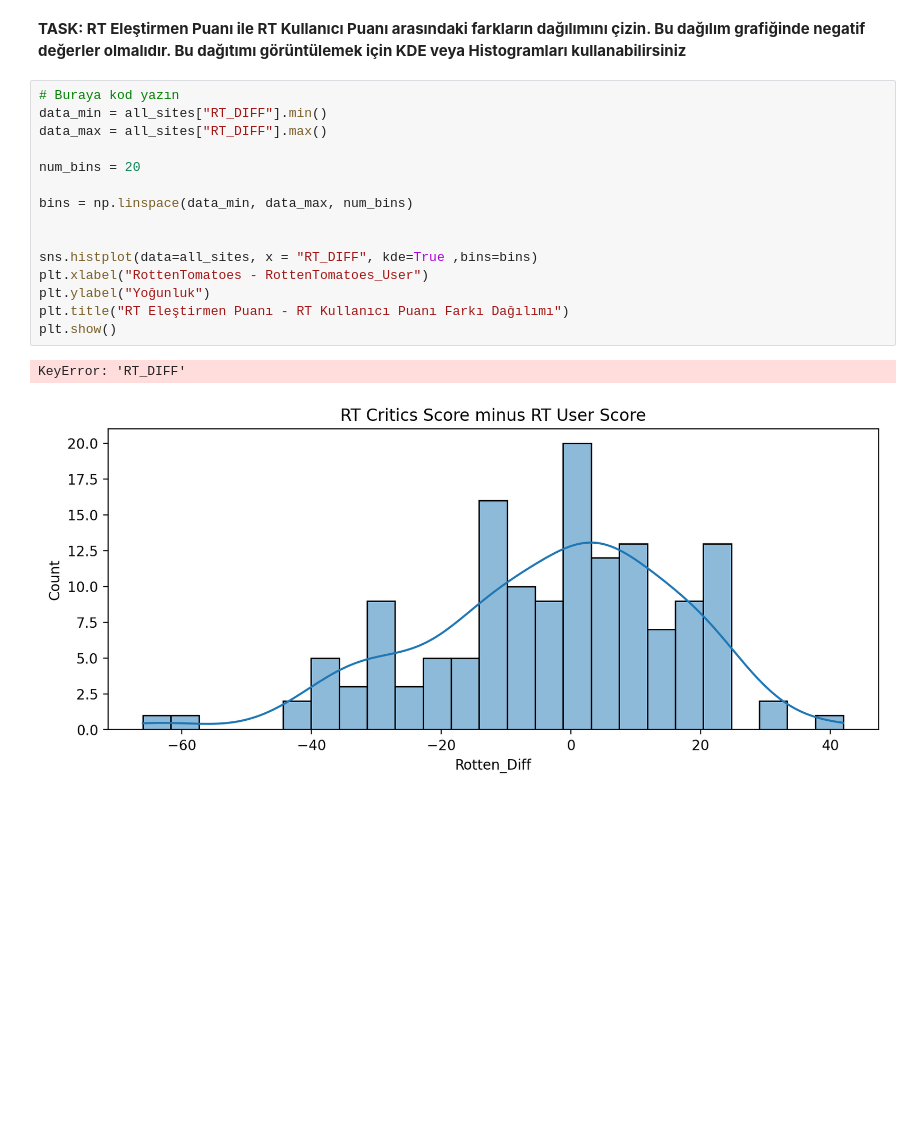
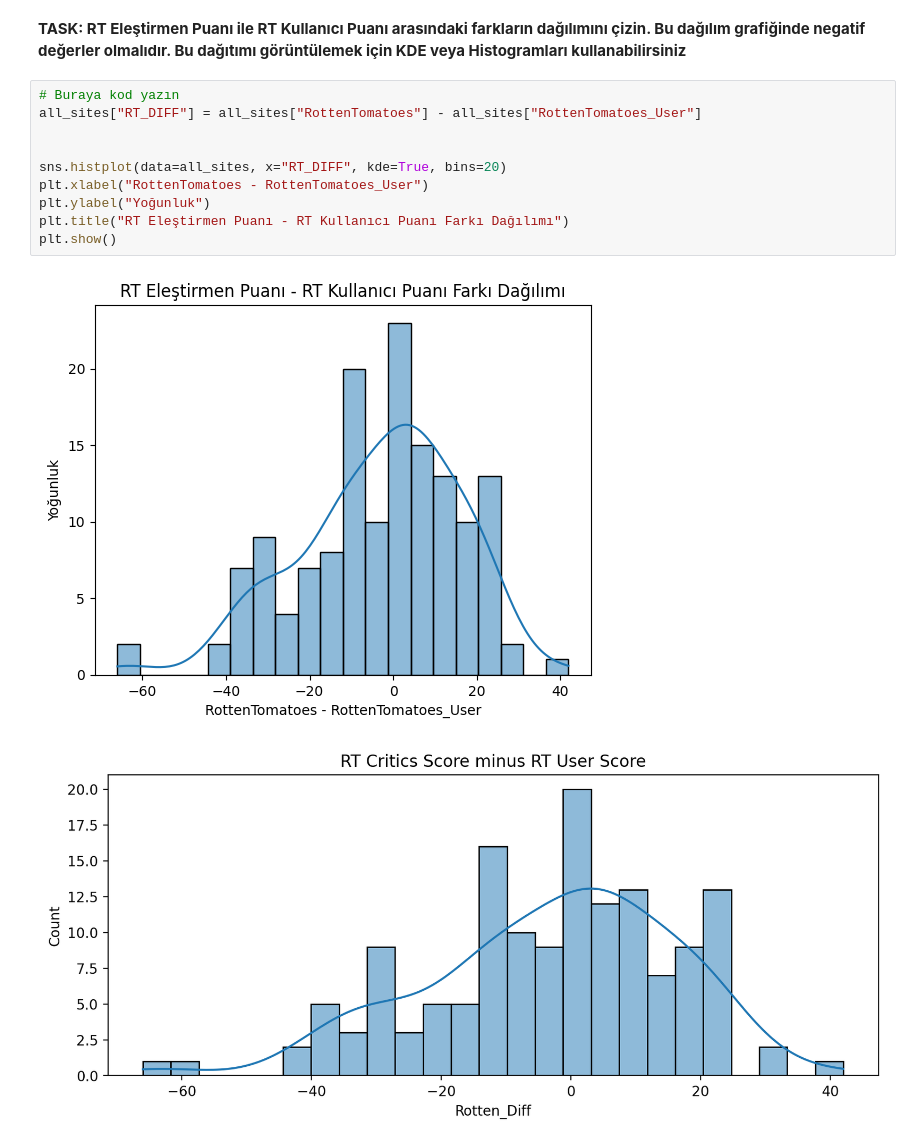
Before and after one commit to MehmetSEVIMLI/Data_Analysis_Capstone, a Jupyter notebook: Capstone-Project/BitirmeProjesi.ipynb, the cells around one changed output. Cells and saved outputs as stored; diff of their text form; blank space fills up the shorter version.

```diff
--- a/Capstone-Project/BitirmeProjesi.ipynb
+++ b/Capstone-Project/BitirmeProjesi.ipynb
@@ -524,21 +524,16 @@ Name: Rotten DIFF, Length: 146, dtype: int64
 **TASK: RT Eleştirmen Puanı ile RT Kullanıcı Puanı arasındaki farkların dağılımını çizin. Bu dağılım grafiğinde negatif değerler olmalıdır. Bu dağıtımı görüntülemek için KDE veya Histogramları kullanabilirsiniz**
 # %%
 # Buraya kod yazın
-data_min = all_sites["RT_DIFF"].min()
-data_max = all_sites["RT_DIFF"].max()
-
-num_bins = 20
-
-bins = np.linspace(data_min, data_max, num_bins)
+all_sites["RT_DIFF"] = all_sites["RottenTomatoes"] - all_sites["RottenTomatoes_User"]
 
 
-sns.histplot(data=all_sites, x = "RT_DIFF", kde=True ,bins=bins)
+sns.histplot(data=all_sites, x="RT_DIFF", kde=True, bins=20)
 plt.xlabel("RottenTomatoes - RottenTomatoes_User")
 plt.ylabel("Yoğunluk")
 plt.title("RT Eleştirmen Puanı - RT Kullanıcı Puanı Farkı Dağılımı")
 plt.show()
 # %% [output]
-KeyError: 'RT_DIFF'
+[figure, added]
 # %%
 # %% [output]
 [figure]
```
Also changed, not shown: parts of 17 cells of this notebook.
